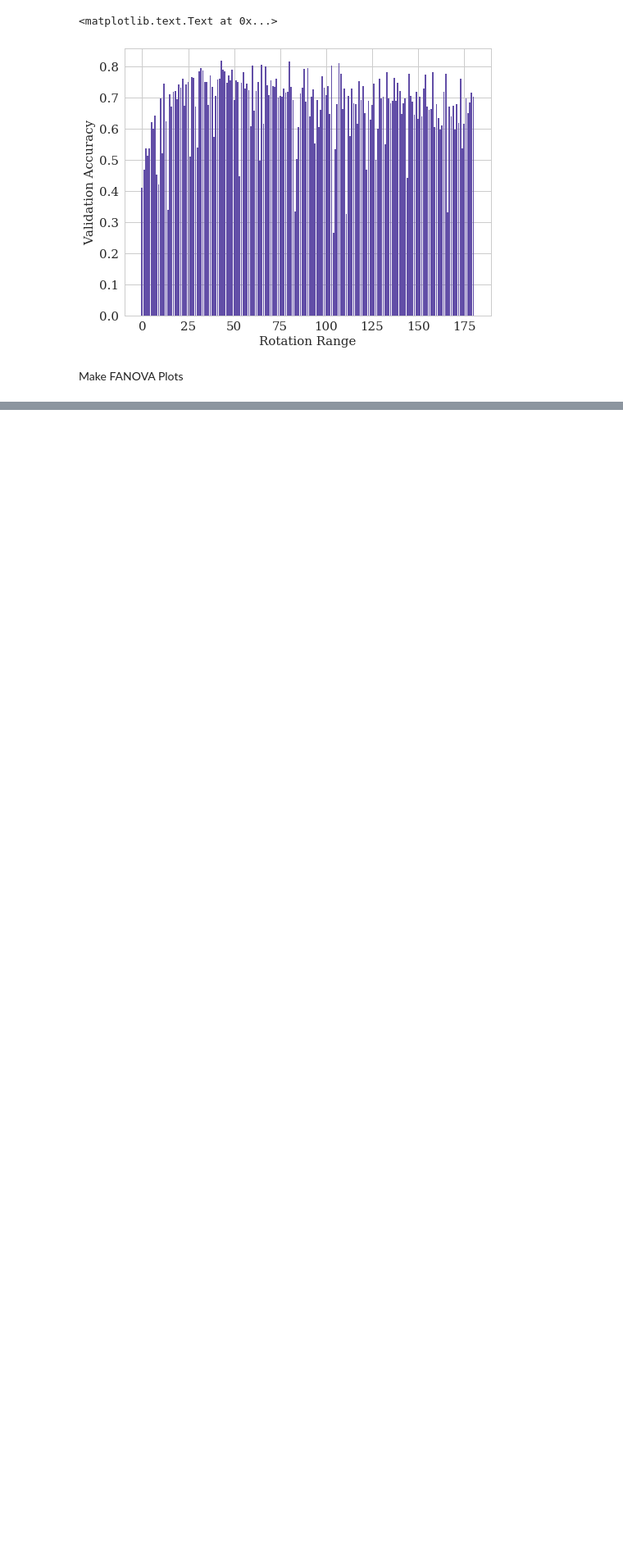
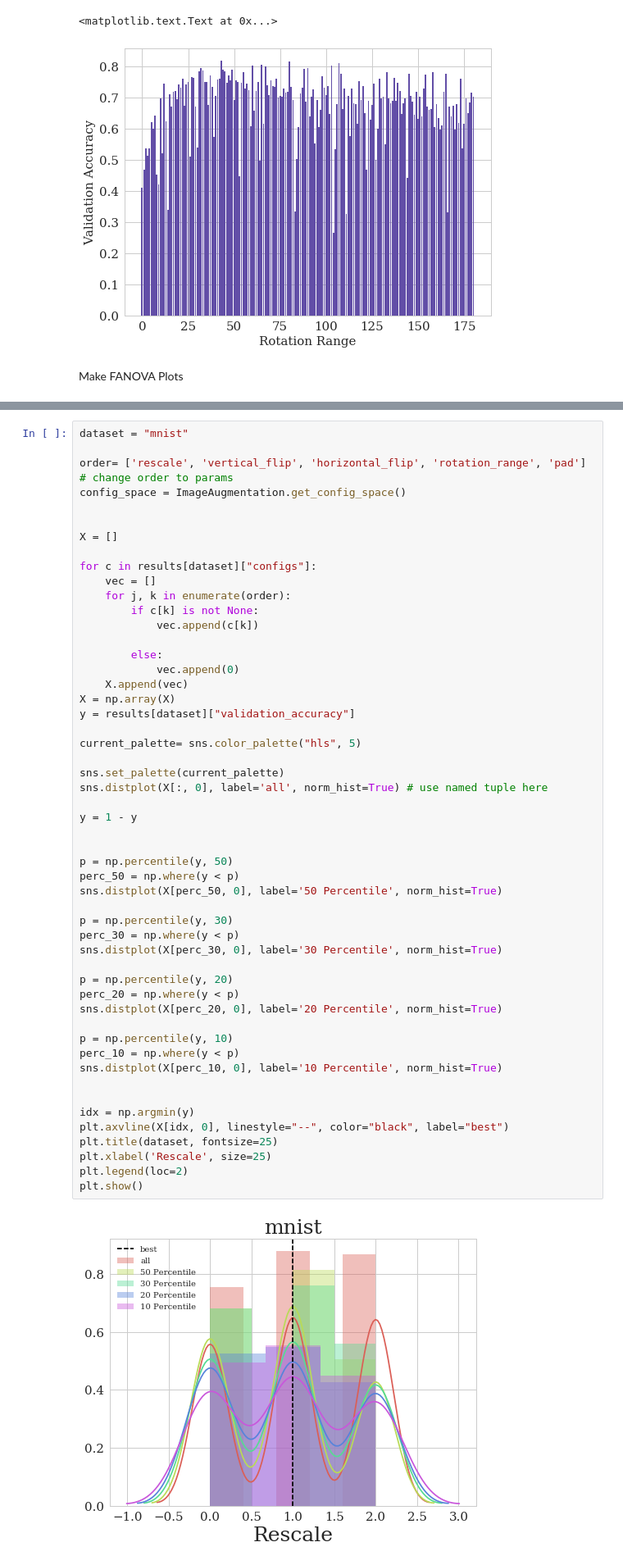
Before and after one commit to zemovi/AutoDA, a Jupyter notebook: notebooks/augmentation.ipynb, the cells around one changed output, grey strips where cells are left out. Shown at 82% size. Cells and saved outputs as stored; diff of their text form; blank space fills up the shorter version.

```diff
--- a/notebooks/augmentation.ipynb
+++ b/notebooks/augmentation.ipynb
@@ -268,0 +270,54 @@ plt.show()
+# %%
+dataset = "mnist"
+
+order= ['rescale', 'vertical_flip', 'horizontal_flip', 'rotation_range', 'pad'] # change order to params
+config_space = ImageAugmentation.get_config_space()
+
+
+X = []
+
+for c in results[dataset]["configs"]:
+    vec = []
+    for j, k in enumerate(order):
+        if c[k] is not None:
+            vec.append(c[k])
+
+        else:
+            vec.append(0)
+    X.append(vec)
+X = np.array(X)
+y = results[dataset]["validation_accuracy"]
+
+current_palette= sns.color_palette("hls", 5)
+
+sns.set_palette(current_palette)
+sns.distplot(X[:, 0], label='all', norm_hist=True) # use named tuple here
+
+y = 1 - y
+
+
+p = np.percentile(y, 50)
+perc_50 = np.where(y < p)
+sns.distplot(X[perc_50, 0], label='50 Percentile', norm_hist=True)
+
+p = np.percentile(y, 30)
+perc_30 = np.where(y < p)
+sns.distplot(X[perc_30, 0], label='30 Percentile', norm_hist=True)
+
+p = np.percentile(y, 20)
+perc_20 = np.where(y < p)
+sns.distplot(X[perc_20, 0], label='20 Percentile', norm_hist=True)
+
+p = np.percentile(y, 10)
+perc_10 = np.where(y < p)
+sns.distplot(X[perc_10, 0], label='10 Percentile', norm_hist=True)
+
+
+idx = np.argmin(y)
+plt.axvline(X[idx, 0], linestyle="--", color="black", label="best")
+plt.title(dataset, fontsize=25)
+plt.xlabel('Rescale', size=25)
+plt.legend(loc=2)
+plt.show()
+# %% [output]
+[figure, added]
```
Also changed, not shown: parts of 6 cells of this notebook.
